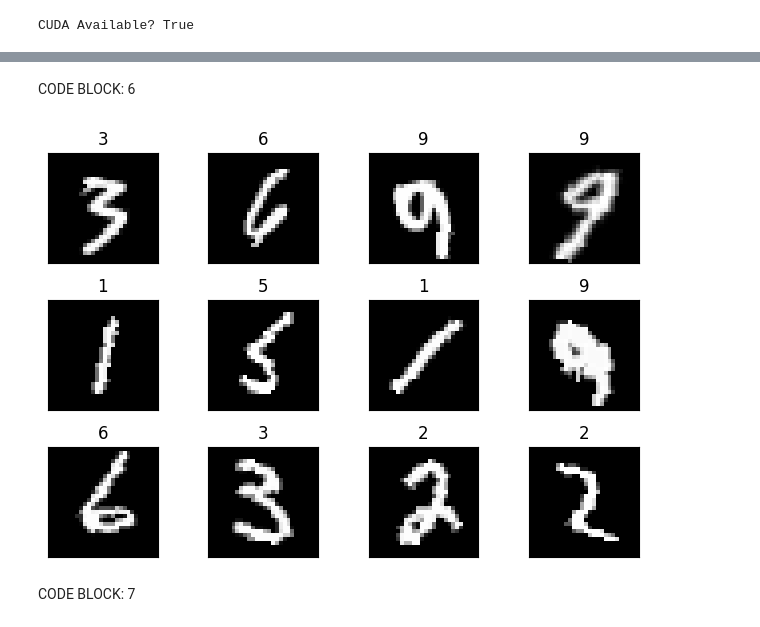
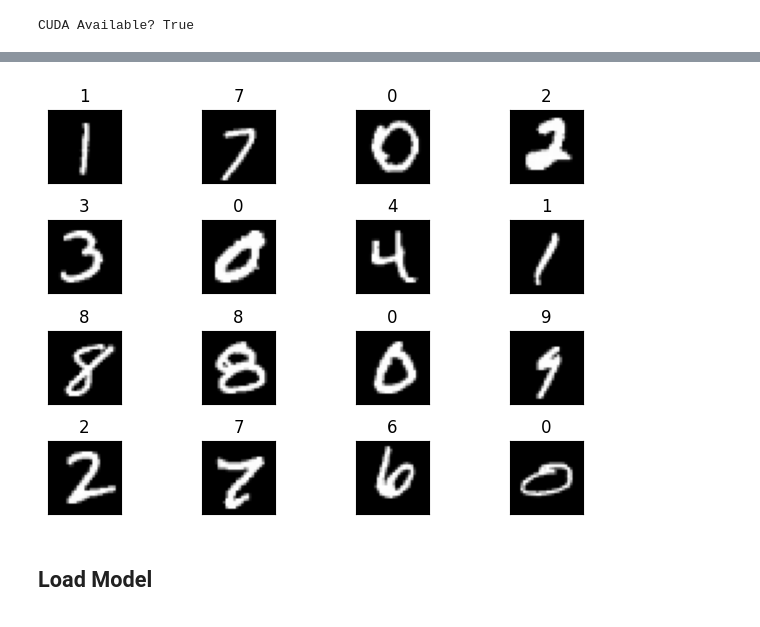
Before and after one commit to manuhg/ERAV1, a Jupyter notebook: S7/notebooks/model_3_nb.ipynb, the cells around one changed output, grey strips where cells are left out. Drawn from its saved outputs; the diff is of its cells as text; code cells hidden in the pictures.

Commit message:
update model 3

```diff
--- a/S7/notebooks/model_3_nb.ipynb
+++ b/S7/notebooks/model_3_nb.ipynb
@@ -54,20 +23,0 @@ train_loader = torch.utils.data.DataLoader(train_data, **kwargs)
-# %% [markdown]
-CODE BLOCK: 6
-# %%
-import matplotlib.pyplot as plt
-
-batch_data, batch_label = next(iter(train_loader))
-
-fig = plt.figure()
-
-for i in range(12):
-  plt.subplot(3,4,i+1)
-  plt.tight_layout()
-  plt.imshow(batch_data[i].squeeze(0), cmap='gray')
-  plt.title(batch_label[i].item())
-  plt.xticks([])
-  plt.yticks([])
-# %% [output]
-[figure, removed]
-# %% [markdown]
-CODE BLOCK: 7
@@ -74,2 +31,15 @@ CODE BLOCK: 7
+# %%
+from training.model_trainer import ModelTrainer
+
+trainer = ModelTrainer()
+
+trainer.init_data_loaders(train_data, test_data, batch_size=512,
+                          shuffle=True, num_workers=2, pin_memory=True)
+# %%
+trainer.show_sample_images_from_dataset(4,4)
+# %% [output]
+[figure, added]
+# %% [markdown]
+## Load Model
 # %%
 from models.model_3 import Net
```
Also changed, not shown: parts of 29 cells of this notebook, 1 other file.
